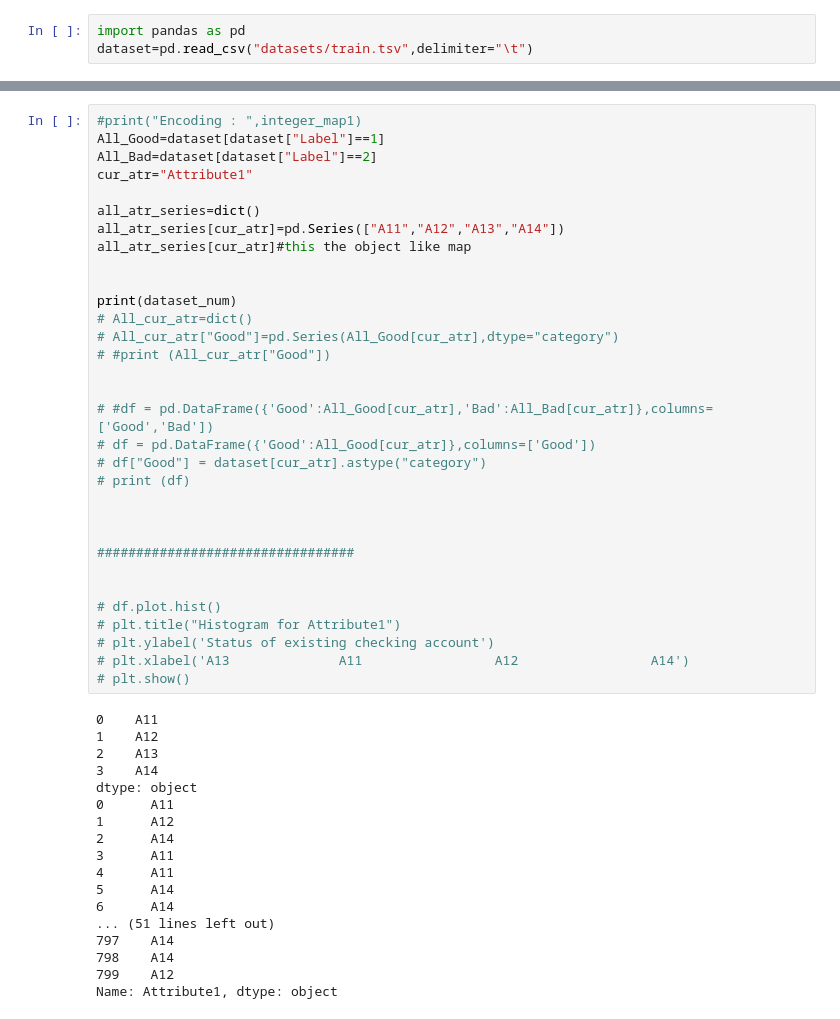
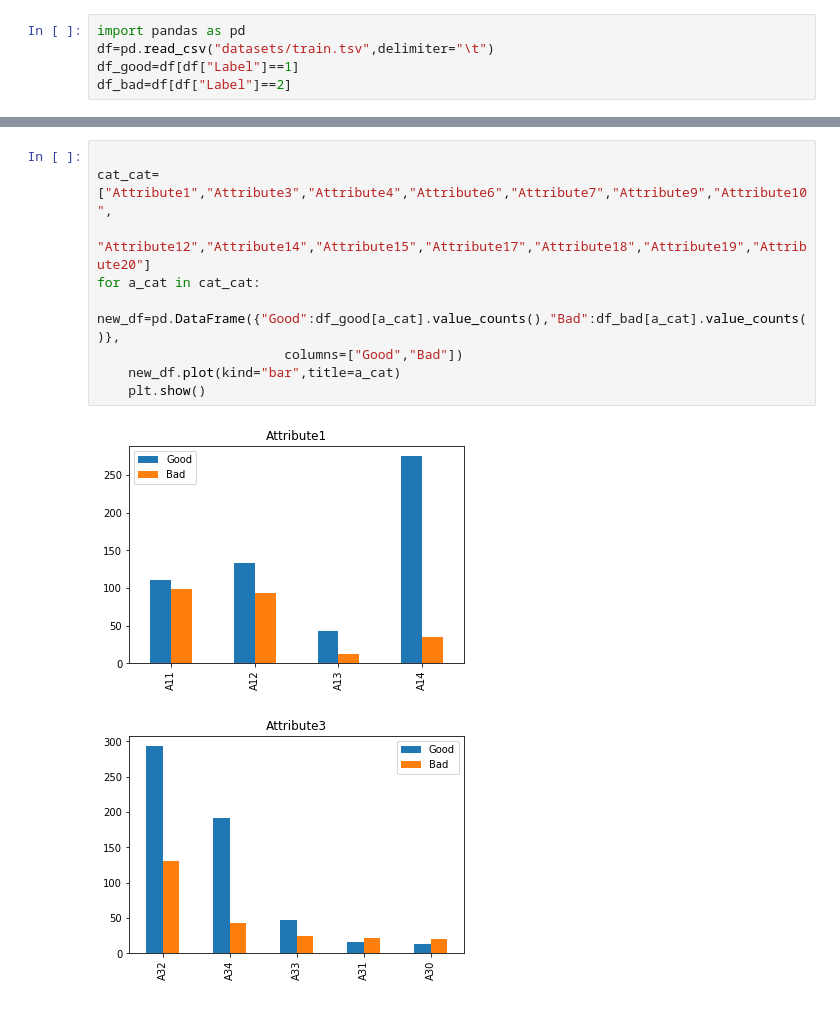
Before and after one commit to apostolos107/Data-Minining-Classification-On-Bank-Data, a Jupyter notebook: Untitled.ipynb, the cells around one changed output, grey strips where cells are left out. Saved outputs shown, nothing was run; the diff lists cells and outputs as text.

```diff
--- a/Untitled.ipynb
+++ b/Untitled.ipynb
@@ -1,3 +1,5 @@
 # %%
 import pandas as pd
-dataset=pd.read_csv("datasets/train.tsv",delimiter="\t")
+df=pd.read_csv("datasets/train.tsv",delimiter="\t")
+df_good=df[df["Label"]==1]
+df_bad=df[df["Label"]==2]
@@ -72,50 +6,12 @@ plt.show()
-# %%
-#print("Encoding : ",integer_map1)
-All_Good=dataset[dataset["Label"]==1]
-All_Bad=dataset[dataset["Label"]==2]
-cur_atr="Attribute1"
-
-all_atr_series=dict()
-all_atr_series[cur_atr]=pd.Series(["A11","A12","A13","A14"])
-all_atr_series[cur_atr]#this the object like map
-
-
-print(dataset_num)
-# All_cur_atr=dict()
-# All_cur_atr["Good"]=pd.Series(All_Good[cur_atr],dtype="category")
-# #print (All_cur_atr["Good"])
-
-
-# #df = pd.DataFrame({'Good':All_Good[cur_atr],'Bad':All_Bad[cur_atr]},columns=['Good','Bad'])
-# df = pd.DataFrame({'Good':All_Good[cur_atr]},columns=['Good'])
-# df["Good"] = dataset[cur_atr].astype("category")
-# print (df)
-
-
-
-#################################
-
-
-# df.plot.hist()
-# plt.title("Histogram for Attribute1")
-# plt.ylabel('Status of existing checking account')
-# plt.xlabel('A13              A11                 A12                 A14')
-# plt.show()
-# %% [output]
-0    A11
-1    A12
-2    A13
-3    A14
-dtype: object
-0      A11
-1      A12
-2      A14
-3      A11
-4      A11
-5      A14
-6      A14
-... (51 lines left out)
-797    A14
-798    A14
-799    A12
-Name: Attribute1, dtype: object
+# %%
+
+cat_cat=["Attribute1","Attribute3","Attribute4","Attribute6","Attribute7","Attribute9","Attribute10",
+         "Attribute12","Attribute14","Attribute15","Attribute17","Attribute18","Attribute19","Attribute20"]
+for a_cat in cat_cat:
+    new_df=pd.DataFrame({"Good":df_good[a_cat].value_counts(),"Bad":df_bad[a_cat].value_counts()},
+                        columns=["Good","Bad"])
+    new_df.plot(kind="bar",title=a_cat)
+    plt.show()
+# %% [output]
+[figure, added]
+[figure, added]
```
Also changed, not shown: parts of 6 cells of this notebook.
